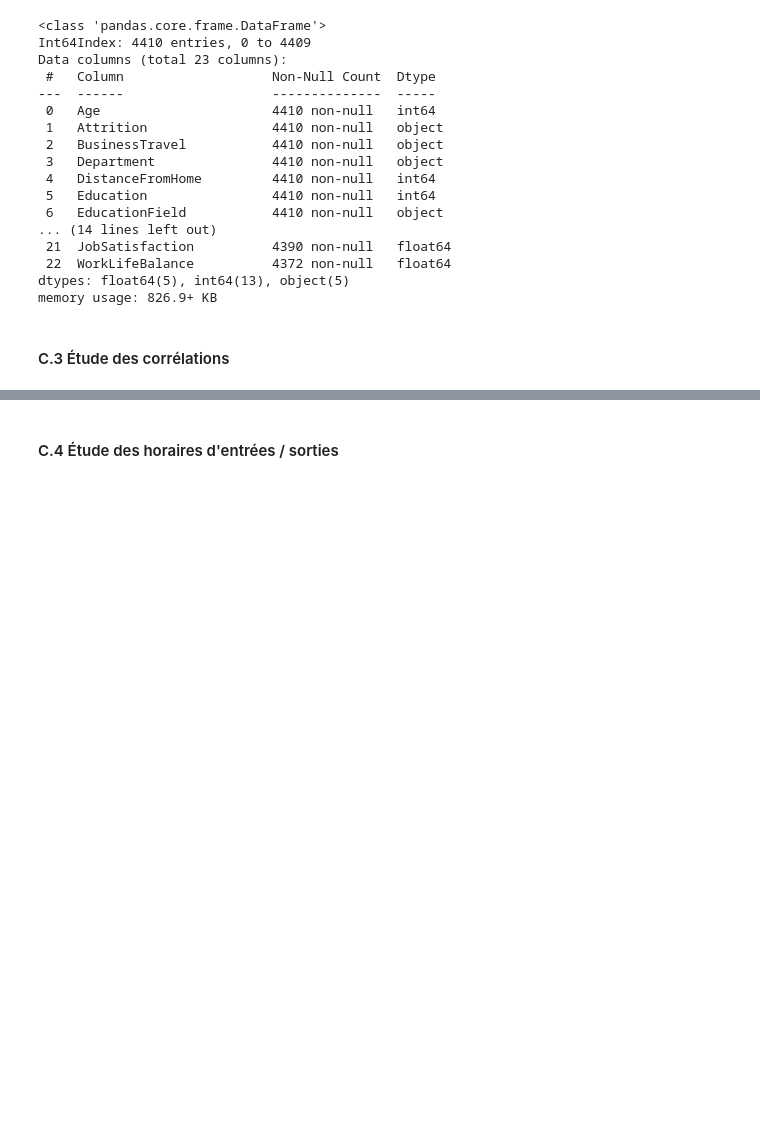
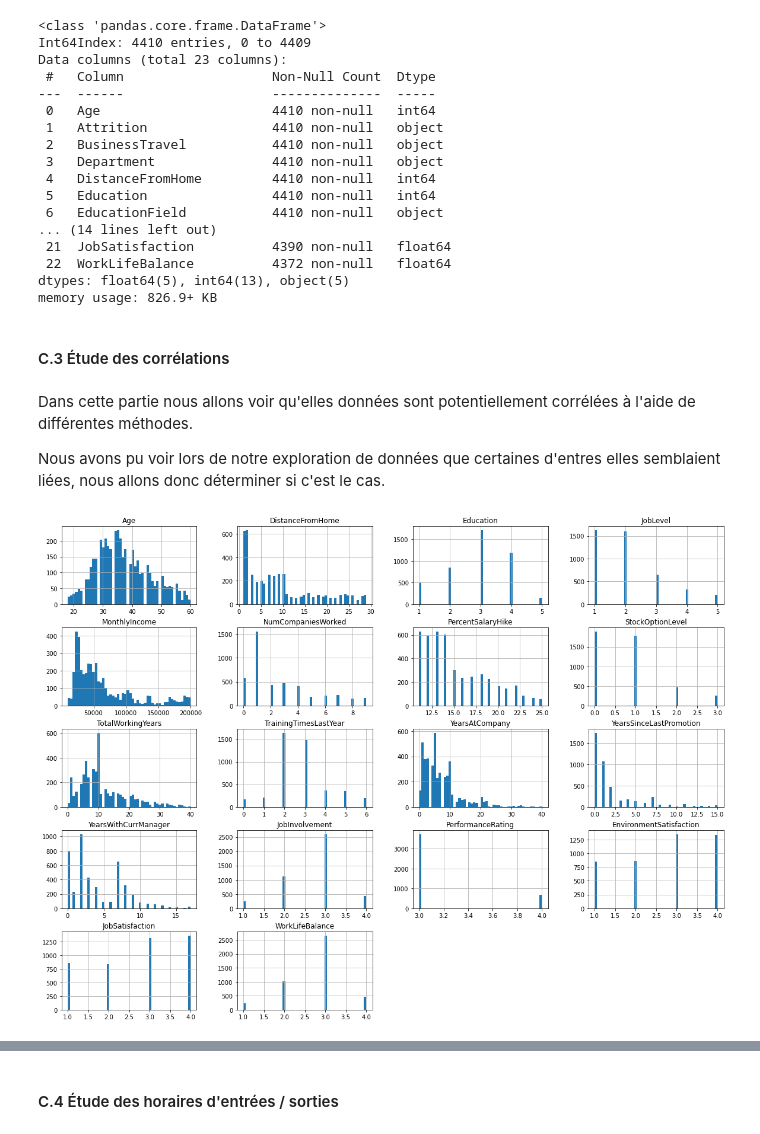
Before and after one commit to Ugo-Girard-Tissier/Projet-IA, a Jupyter notebook: Projet IA.ipynb, the cells around one changed output, grey strips where cells are left out. Drawn from its saved outputs; the diff is of its cells as text; code cells hidden in the pictures; blank space fills up the shorter version.

```diff
--- a/Projet IA.ipynb
+++ b/Projet IA.ipynb
@@ -276,3 +276,12 @@ dtypes: float64(5), int64(13), object(5)
 memory usage: 826.9+ KB
 # %% [markdown]
 #### C.3 Étude des corrélations
+# %% [markdown]
+Dans cette partie nous allons voir qu'elles données sont potentiellement corrélées à l'aide de différentes méthodes.
+
+Nous avons pu voir lors de notre exploration de données que certaines d'entres elles semblaient liées, nous allons donc déterminer si c'est le cas.
+# %%
+dataset_without_in_out.hist(bins=50, figsize=(20,15))
+plt.show()
+# %% [output]
+[figure, added]
```
Also changed, not shown: parts of 13 cells of this notebook.
